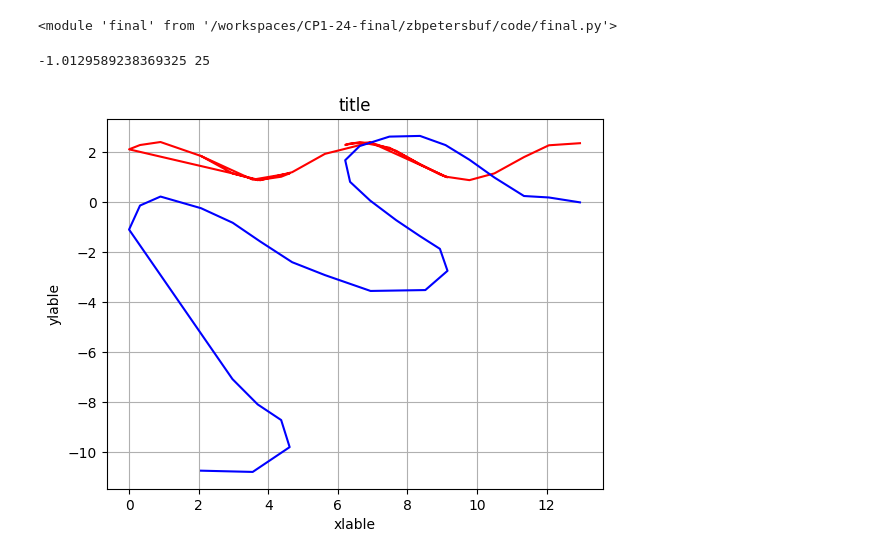
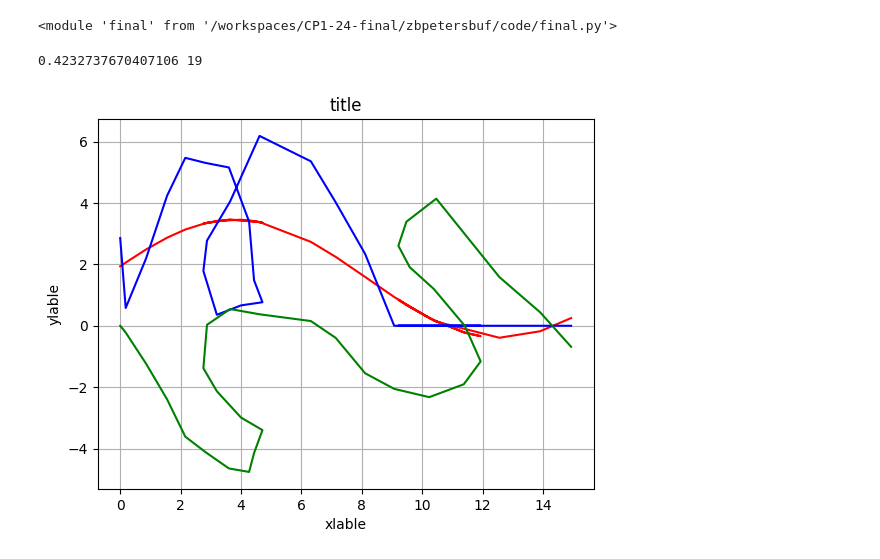
Before and after one commit to zbpetersbuf/CP1-24-final, a Jupyter notebook: zbpetersbuf/documentation/final.ipynb, the cells around one changed output. Cells and saved outputs as stored; diff of their text form; code cells hidden in the pictures.

```diff
--- a/zbpetersbuf/documentation/final.ipynb
+++ b/zbpetersbuf/documentation/final.ipynb
@@ -18,15 +18,16 @@ importlib.reload(final)
 <module 'final' from '/workspaces/CP1-24-final/zbpetersbuf/code/final.py'>
 # %%
 files = fin.filenamelister('sinewalk','.csv')
-fle = files[3]
-yn, y, x = fin.goldrule_sig(fle,0.6,0.01,0.001)
+fle = files[7]
+yreal, yn, y, x = fin.goldrule_sig(fle,0.6,0.001,0.0001)
 plt.figure()
 plt.plot(x,yn, color='red')
 plt.plot(x,y, color='blue')
+plt.plot(x,yreal, color='green')
 plt.title('title')
 plt.xlabel('xlable')
 plt.ylabel('ylable')
 plt.grid()
 # %% [output]
--1.0129589238369325 25
+0.4232737670407106 19
-[figure, old version]
+[figure, new version]
```
Also changed, not shown: 1 other file.
